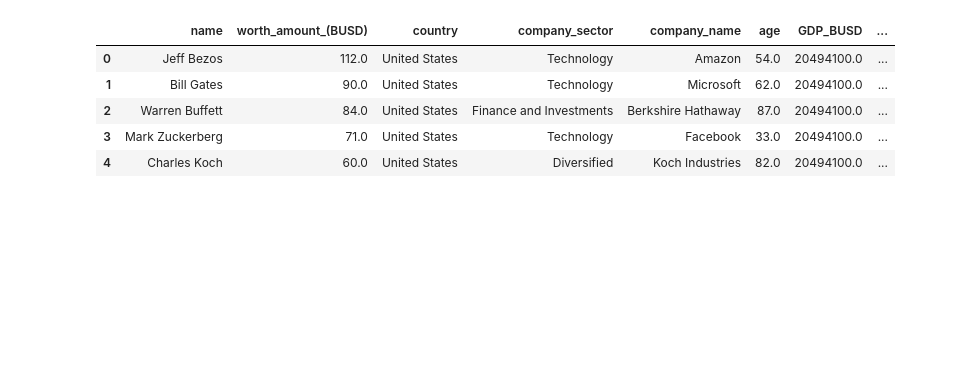
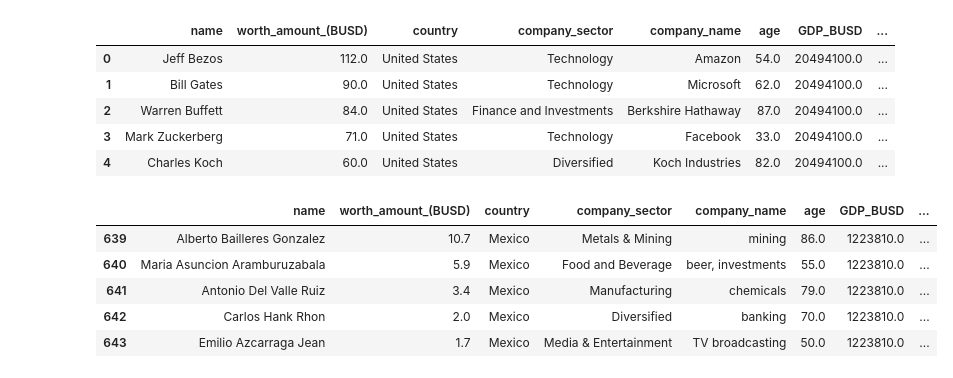
Before and after one commit to vkamg/Ironhack-Module-1-Project---Pipelines, a Jupyter notebook: notebooks/analysis.ipynb, the cells around one changed output. Drawn from its saved outputs; the diff is of its cells as text; code cells hidden in the pictures; blank space fills up the shorter version.

```diff
--- a/notebooks/analysis.ipynb
+++ b/notebooks/analysis.ipynb
@@ -20,0 +25,9 @@ def richest_people(dataframe, country):
+# %%
+plot1
+# %% [output]
+|  | name | worth_amount_(BUSD) | country | company_sector | company_name | age | GDP_BUSD | ... |
+| 639 | Alberto Bailleres Gonzalez | 10.7 | Mexico | Metals & Mining | mining | 86.0 | 1223810.0 | ... |
+| 640 | Maria Asuncion Aramburuzabala | 5.9 | Mexico | Food and Beverage | beer, investments | 55.0 | 1223810.0 | ... |
+| 641 | Antonio Del Valle Ruiz | 3.4 | Mexico | Manufacturing | chemicals | 79.0 | 1223810.0 | ... |
+| 642 | Carlos Hank Rhon | 2.0 | Mexico | Diversified | banking | 70.0 | 1223810.0 | ... |
+| 643 | Emilio Azcarraga Jean | 1.7 | Mexico | Media & Entertainment | TV broadcasting | 50.0 | 1223810.0 | ... |
```
Also changed, not shown: parts of 19 cells of this notebook.
